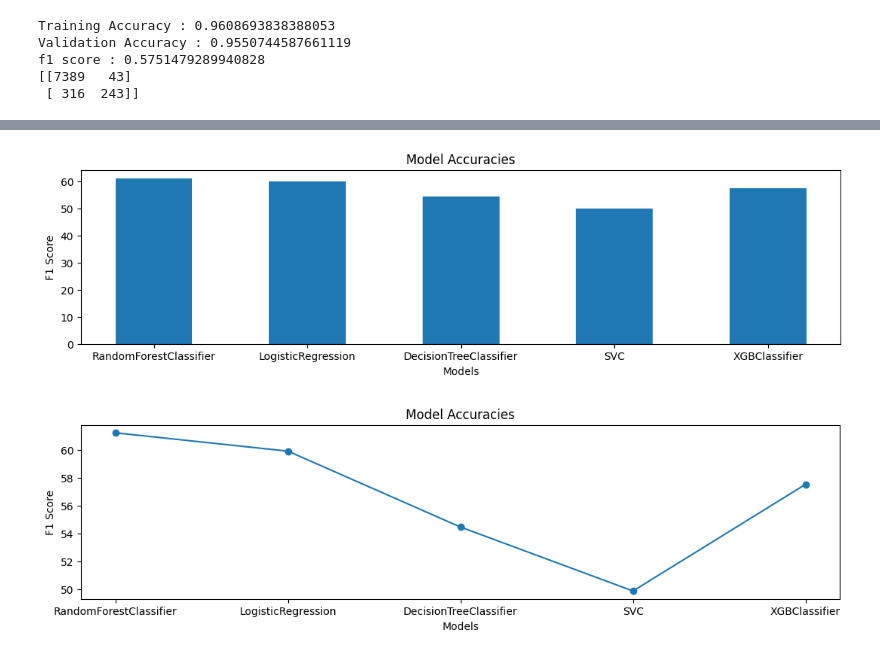
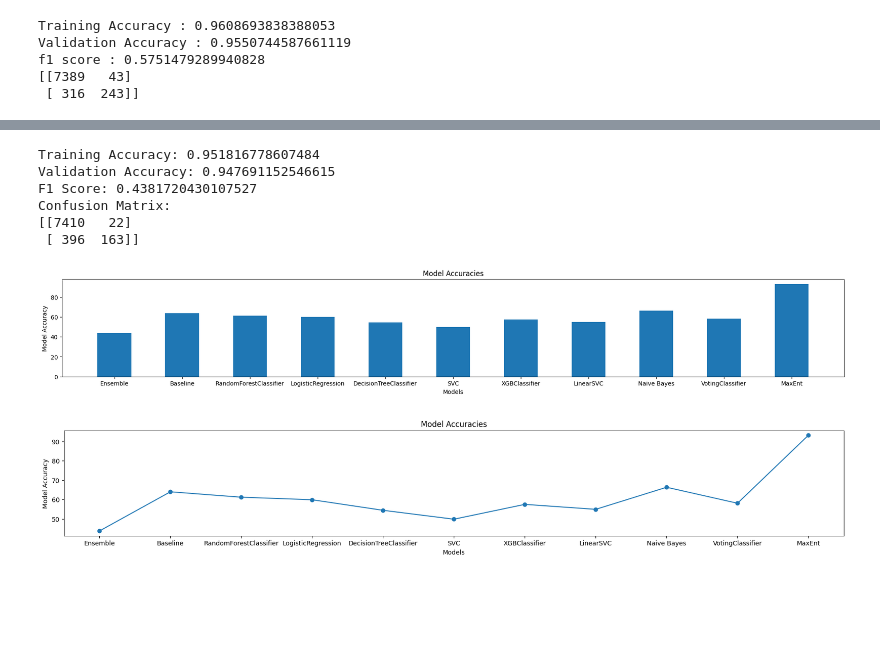
Before and after one commit to SonuAlex/Sentiment-Analysis, a Jupyter notebook: Twitter_Sentiment.ipynb, the cells around one changed output, grey strips where cells are left out. Saved outputs shown, nothing was run; the diff lists cells and outputs as text; code cells hidden in the pictures; blank space fills up the shorter version.

```diff
--- a/Twitter_Sentiment.ipynb
+++ b/Twitter_Sentiment.ipynb
@@ -549,32 +757,64 @@ f1 score : 0.5751479289940828
+# %%
+from sklearn.ensemble import GradientBoostingClassifier
+
+# Assuming x_train, y_train, x_valid, and y_valid are your training and validation data
+
+# Initializing the Gradient Boosting classifier
+model = GradientBoostingClassifier()
+
+# Training the model on the training data
+model.fit(x_train, y_train)
+
+# Predicting labels for the validation set
+y_pred = model.predict(x_valid)
+
+# Printing the training and validation accuracies
+print("Training Accuracy:", model.score(x_train, y_train))
+print("Validation Accuracy:", model.score(x_valid, y_valid))
+
+# Calculating the F1 score for the validation set
+print("F1 Score:", f1_score(y_valid, y_pred))
+
+# Computing the confusion matrix
+cm = confusion_matrix(y_valid, y_pred)
+print("Confusion Matrix:")
+print(cm)
+# %% [output]
+Training Accuracy: 0.951816778607484
+Validation Accuracy: 0.947691152546615
+F1 Score: 0.4381720430107527
+Confusion Matrix:
+[[7410   22]
+ [ 396  163]]
 # %%
 # Sample data
-categories = ['RandomForestClassifier', 'LogisticRegression', 'DecisionTreeClassifier', 'SVC', 'XGBClassifier']
-values = [61.20777891504606, 59.8939929328622, 54.45378151260504, 49.868766404199477, 57.51479289940828]
+categories = ['Ensemble', 'Baseline', 'RandomForestClassifier', 'LogisticRegression', 'DecisionTreeClassifier', 'SVC', 'XGBClassifier', 'LinearSVC', 'Naive Bayes', 'VotingClassifier', 'MaxEnt']
+values = [43.81720430107527, 63.98535761216445, 61.20777891504606, 59.8939929328622, 54.45378151260504, 49.868766404199477, 57.51479289940828, 54.95568090249798, 66.32461519209111, 58.09414466130884, 93.11868285550823]
 
-plt.figure(figsize=(13, 3))
+plt.figure(figsize=(24, 3))
 # Create bar graph
 plt.bar(categories, values, width=0.5)
 
 # Add labels and title
 plt.xlabel('Models')
-plt.ylabel('F1 Score')
+plt.ylabel('Model Accuracy')
 plt.title('Model Accuracies')
 
 # Show the plot
 plt.show()
 # %% [output]
-[figure, old version]
+[figure, new version]
 # %%
-plt.figure(figsize=(13, 3))
+plt.figure(figsize=(22, 3))
 # Create bar graph
 plt.plot(categories, values, marker='o', linestyle='-')
 
 # Add labels and title
 plt.xlabel('Models')
-plt.ylabel('F1 Score')
+plt.ylabel('Model Accuracy')
 plt.title('Model Accuracies')
 
 # Show the plot
 plt.show()
 # %% [output]
-[figure, old version]
+[figure, new version]
```
Also changed, not shown: parts of 12 cells of this notebook.
